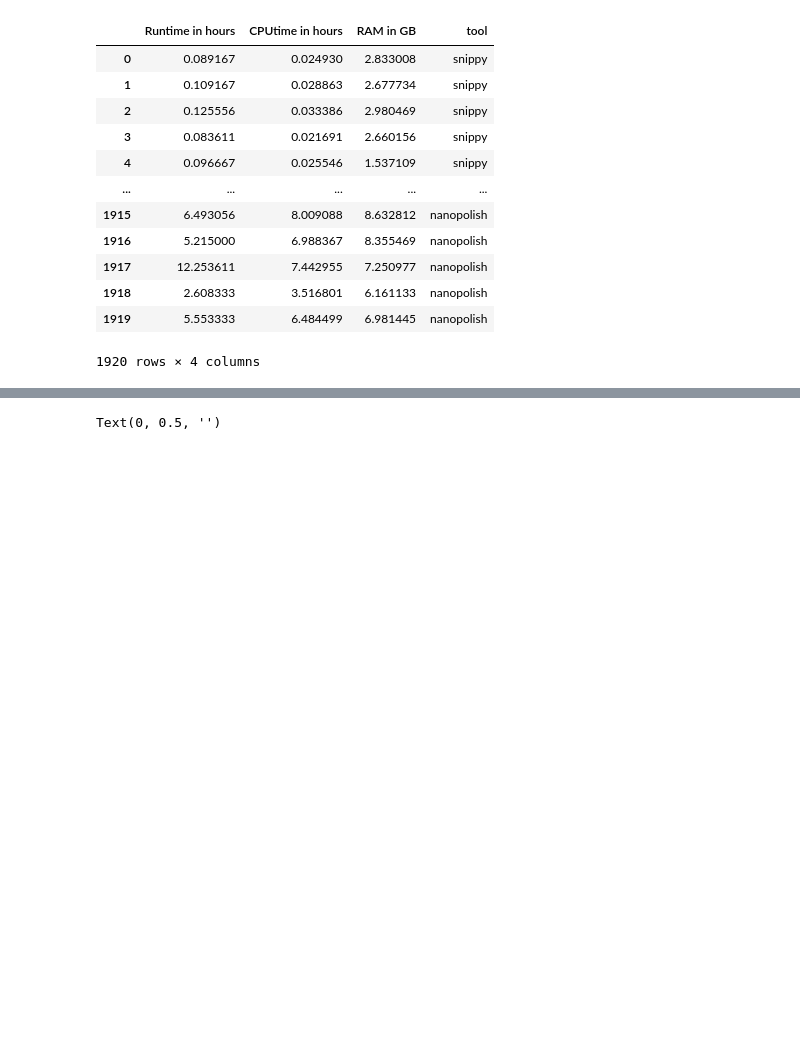
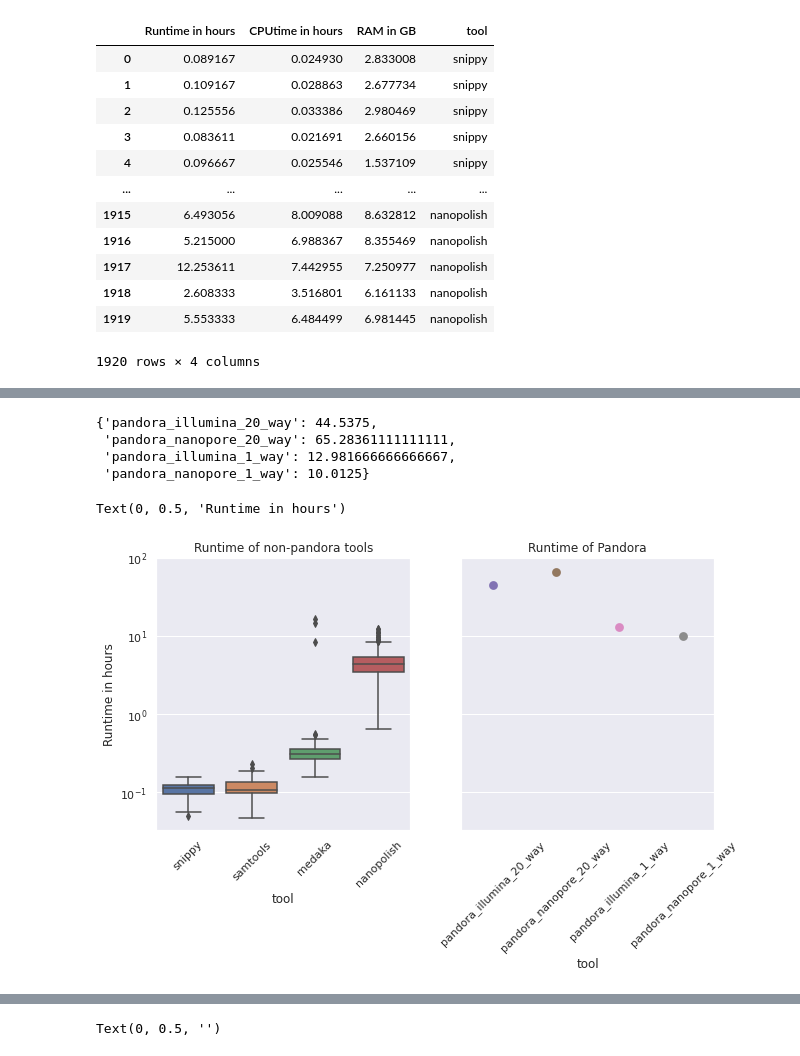
Before and after one commit to leoisl/paper_pandora2020_analyses, a Jupyter notebook: scripts/get_time_and_RAM_usage/get_time_and_RAM_usage.ipynb, the cells around one changed output, grey strips where cells are left out. Drawn from its saved outputs; the diff is of its cells as text; code cells hidden in the pictures; blank space fills up the shorter version.

Commit message:
Updating get_time_and_RAM_usage notebook

```diff
--- a/scripts/get_time_and_RAM_usage/get_time_and_RAM_usage.ipynb
+++ b/scripts/get_time_and_RAM_usage/get_time_and_RAM_usage.ipynb
@@ -194,0 +224,59 @@ display(pandora_tool_to_max_RAM_GB)
+# %%
+from datetime import datetime
+
+pandora_tool_to_perceived_time_in_hours = {
+    "pandora_illumina_20_way": (datetime(2020,10,5,13,48,48) - datetime(2020,10,3,17,16,33)).total_seconds()/3600,
+    "pandora_nanopore_20_way": (datetime(2020,10,8,7,20,12) - datetime(2020,10,5,14,3,11)).total_seconds()/3600,
+    "pandora_illumina_1_way": (datetime(2020,10,10,3,44,15) - datetime(2020,10,9,14,45,21)).total_seconds()/3600,
+    "pandora_nanopore_1_way": (datetime(2020,10,12,21,22,13) - datetime(2020,10,12,11,21,28)).total_seconds()/3600,
+}
+
+pandora_tool_to_perceived_time_in_hours
+# %% [output]
+{'pandora_illumina_20_way': 44.5375,
+ 'pandora_nanopore_20_way': 65.28361111111111,
+ 'pandora_illumina_1_way': 12.981666666666667,
+ 'pandora_nanopore_1_way': 10.0125}
+# %%
+# plot the perceived time
+# WARNING: to simplify, we are saying perceived time == runtime here!
+df_non_pandora["Perceived time in hours"] = df_non_pandora["Runtime in hours"]
+sns.set(rc={'figure.figsize':(10, 5)})
+palette = sns.color_palette()
+fig, (ax1, ax2) = plt.subplots(ncols=2, sharey=True)
+plot = sns.boxplot(
+    data=df_non_pandora[df_non_pandora["Perceived time in hours"] > 0.01],
+    x="tool",
+    y="Perceived time in hours",
+    ax=ax1,
+    palette=palette[:4]
+)
+
+pandora_df = pd.DataFrame(data={
+    "Perceived time in hours": [pandora_tool_to_perceived_time_in_hours["pandora_illumina_20_way"],
+                                pandora_tool_to_perceived_time_in_hours["pandora_nanopore_20_way"],
+                                pandora_tool_to_perceived_time_in_hours["pandora_illumina_1_way"],
+                                pandora_tool_to_perceived_time_in_hours["pandora_nanopore_1_way"]],
+    "tool": ["pandora_illumina_20_way", "pandora_nanopore_20_way", "pandora_illumina_1_way", "pandora_nanopore_1_way"]
+})
+plot = sns.pointplot(
+    data=pandora_df,
+    x="tool",
+    y="Perceived time in hours",
+    ax=ax2,
+    hue="tool",
+    palette=palette[4:],
+    legend=False
+)
+plot.set_yscale("log")
+plot.set(ylim=(None, 100))
+ax2.legend_.remove()
+ax1.set_xticklabels(ax1.get_xticklabels(), rotation=45)
+ax1.set_title("Runtime of non-pandora tools")
+ax2.set_xticklabels(ax2.get_xticklabels(), rotation=45)
+ax2.set_title("Runtime of Pandora")
+ax2.set_ylabel('')
+ax1.set_ylabel('Runtime in hours')
+# %% [output]
+Text(0, 0.5, 'Runtime in hours')
+[figure, added]
```
Also changed, not shown: parts of 9 cells of this notebook.
